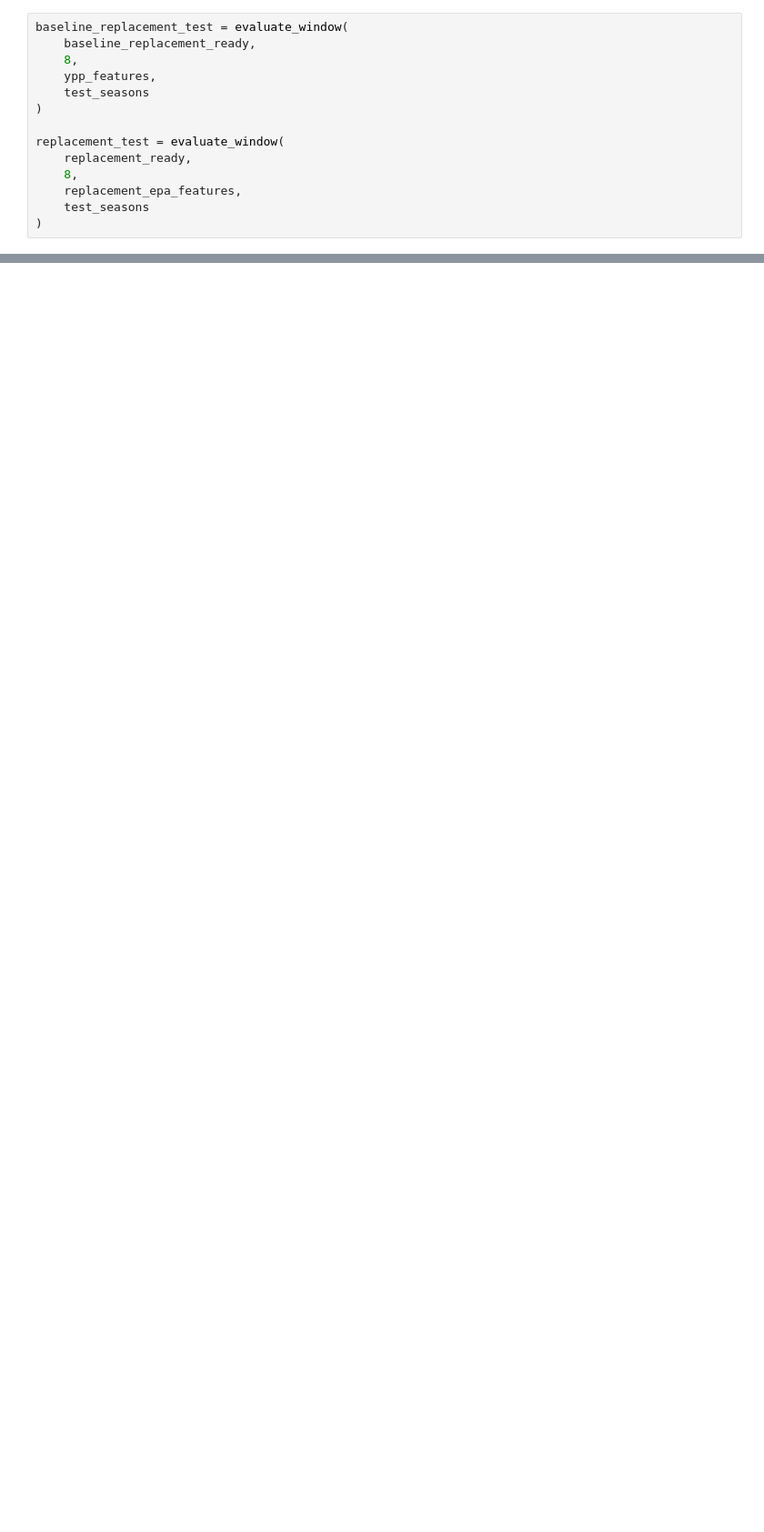
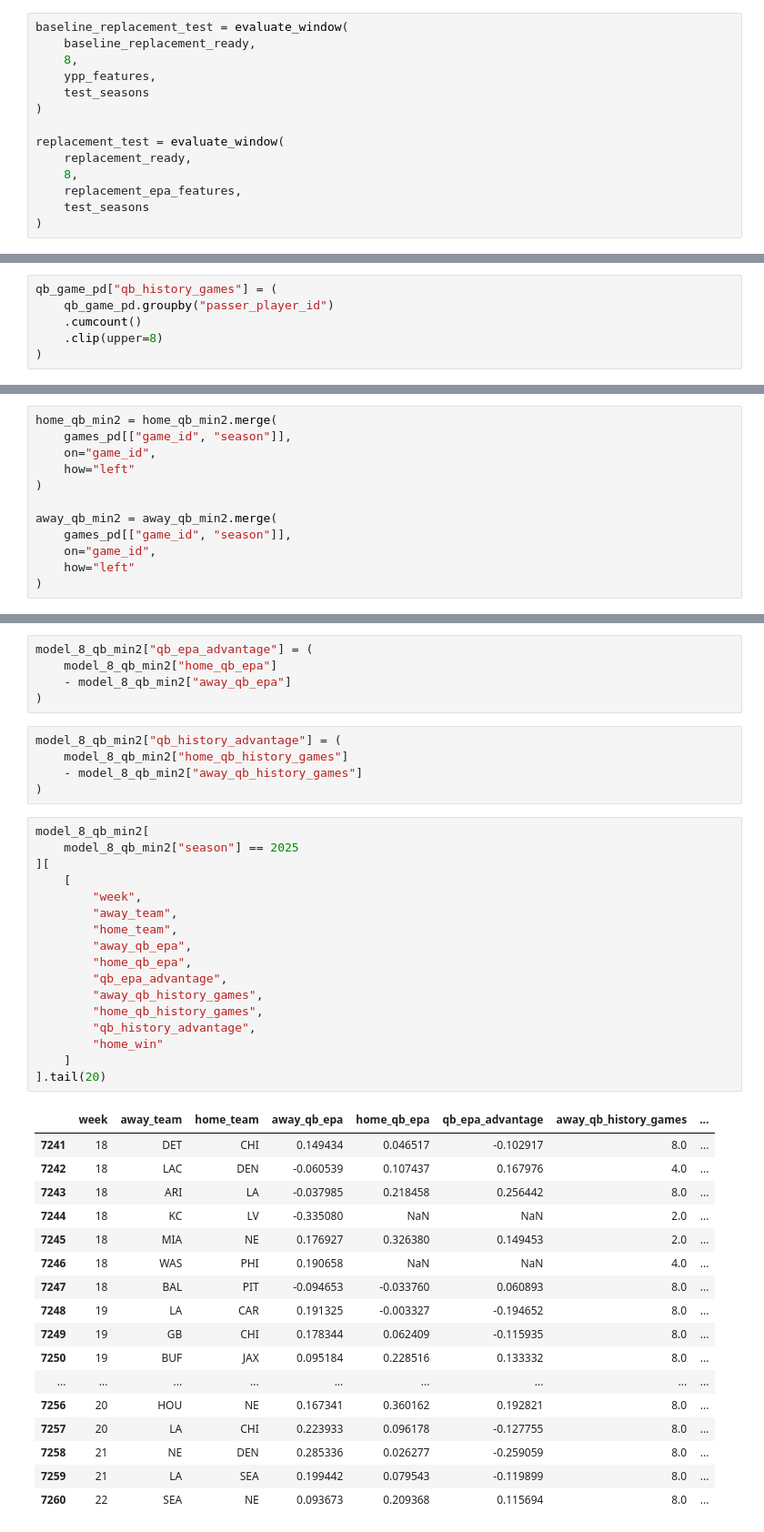
Before and after one commit to GarnetFisherman/nfl-game-prediction, a Jupyter notebook: notebooks/01_explore_nfl_data.ipynb, the cells around one changed output, grey strips where cells are left out. Shown at 91% size. Saved outputs shown, nothing was run; the diff lists cells and outputs as text; blank space fills up the shorter version.

```diff
--- a/notebooks/01_explore_nfl_data.ipynb
+++ b/notebooks/01_explore_nfl_data.ipynb
@@ -4715,0 +5291,6 @@ replacement_summary
+# %%
+qb_game_pd["qb_history_games"] = (
+    qb_game_pd.groupby("passer_player_id")
+    .cumcount()
+    .clip(upper=8)
+)
@@ -4715,0 +5376,12 @@ replacement_summary
+# %%
+home_qb_min2 = home_qb_min2.merge(
+    games_pd[["game_id", "season"]],
+    on="game_id",
+    how="left"
+)
+
+away_qb_min2 = away_qb_min2.merge(
+    games_pd[["game_id", "season"]],
+    on="game_id",
+    how="left"
+)
@@ -4715,0 +5428,45 @@ replacement_summary
+# %%
+model_8_qb_min2["qb_epa_advantage"] = (
+    model_8_qb_min2["home_qb_epa"]
+    - model_8_qb_min2["away_qb_epa"]
+)
+# %%
+model_8_qb_min2["qb_history_advantage"] = (
+    model_8_qb_min2["home_qb_history_games"]
+    - model_8_qb_min2["away_qb_history_games"]
+)
+# %%
+model_8_qb_min2[
+    model_8_qb_min2["season"] == 2025
+][
+    [
+        "week",
+        "away_team",
+        "home_team",
+        "away_qb_epa",
+        "home_qb_epa",
+        "qb_epa_advantage",
+        "away_qb_history_games",
+        "home_qb_history_games",
+        "qb_history_advantage",
+        "home_win"
+    ]
+].tail(20)
+# %% [output]
+|  | week | away_team | home_team | away_qb_epa | home_qb_epa | qb_epa_advantage | away_qb_history_games | ... |
+| 7241 | 18 | DET | CHI | 0.149434 | 0.046517 | -0.102917 | 8.0 | ... |
+| 7242 | 18 | LAC | DEN | -0.060539 | 0.107437 | 0.167976 | 4.0 | ... |
+| 7243 | 18 | ARI | LA | -0.037985 | 0.218458 | 0.256442 | 8.0 | ... |
+| 7244 | 18 | KC | LV | -0.335080 | NaN | NaN | 2.0 | ... |
+| 7245 | 18 | MIA | NE | 0.176927 | 0.326380 | 0.149453 | 2.0 | ... |
+| 7246 | 18 | WAS | PHI | 0.190658 | NaN | NaN | 4.0 | ... |
+| 7247 | 18 | BAL | PIT | -0.094653 | -0.033760 | 0.060893 | 8.0 | ... |
+| 7248 | 19 | LA | CAR | 0.191325 | -0.003327 | -0.194652 | 8.0 | ... |
+| 7249 | 19 | GB | CHI | 0.178344 | 0.062409 | -0.115935 | 8.0 | ... |
+| 7250 | 19 | BUF | JAX | 0.095184 | 0.228516 | 0.133332 | 8.0 | ... |
+| ... | ... | ... | ... | ... | ... | ... | ... | ... |
+| 7256 | 20 | HOU | NE | 0.167341 | 0.360162 | 0.192821 | 8.0 | ... |
+| 7257 | 20 | LA | CHI | 0.223933 | 0.096178 | -0.127755 | 8.0 | ... |
+| 7258 | 21 | NE | DEN | 0.285336 | 0.026277 | -0.259059 | 8.0 | ... |
+| 7259 | 21 | LA | SEA | 0.199442 | 0.079543 | -0.119899 | 8.0 | ... |
+| 7260 | 22 | SEA | NE | 0.093673 | 0.209368 | 0.115694 | 8.0 | ... |
```
Also changed, not shown: parts of 117 cells of this notebook.
